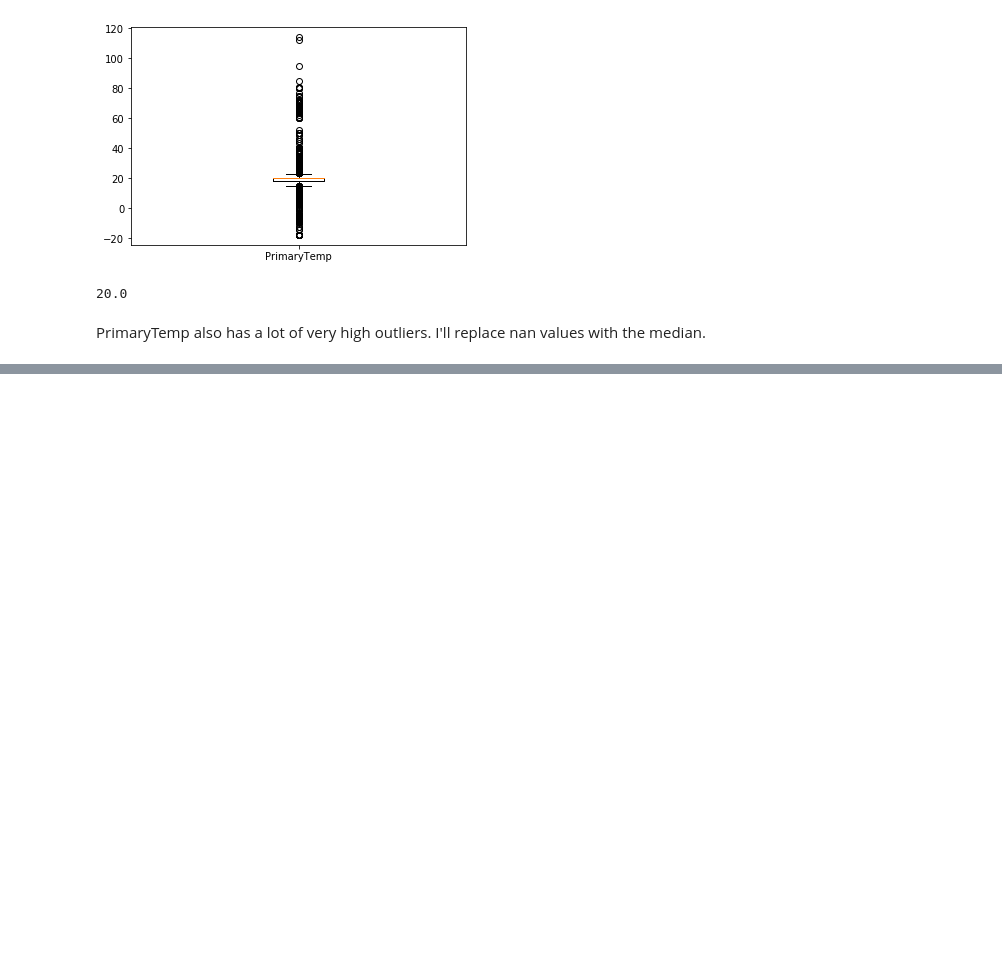
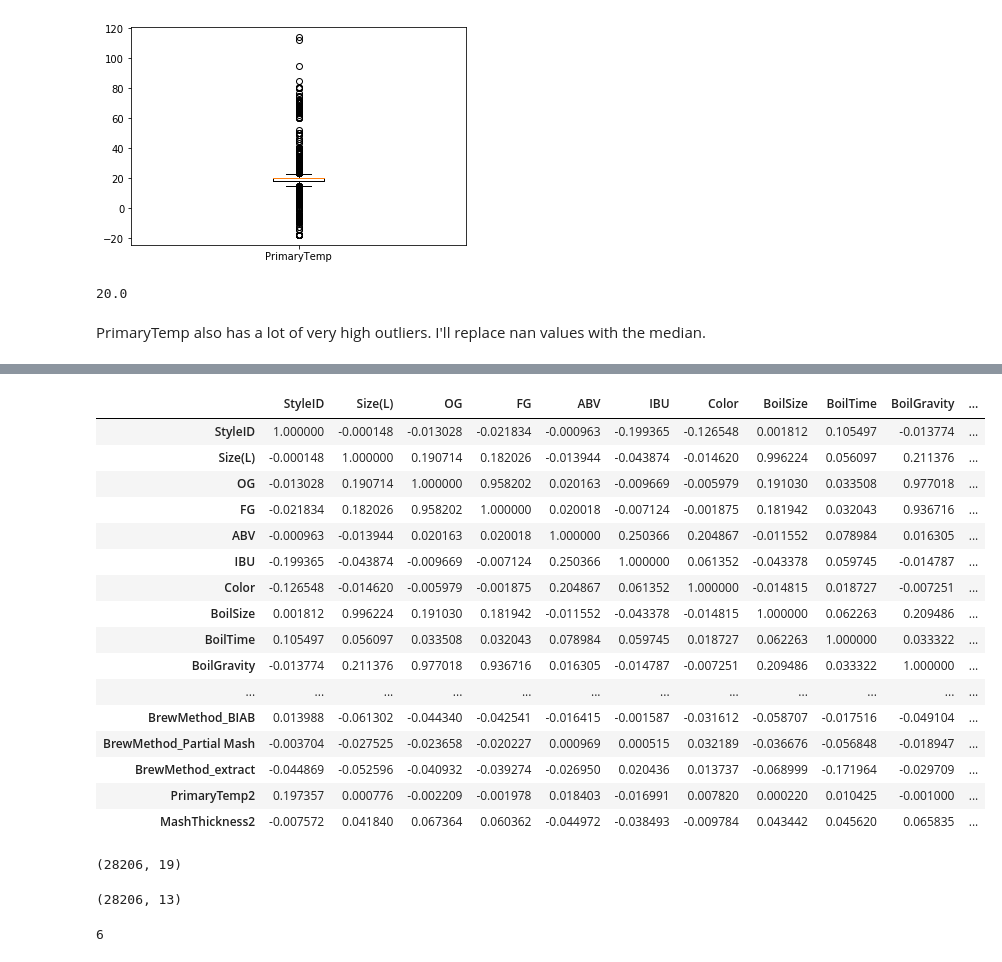
Before and after one commit to maymag/ds_projects, a Jupyter notebook: beer_recipes/beer.ipynb, the cells around one changed output, grey strips where cells are left out. Saved outputs shown, nothing was run; the diff lists cells and outputs as text; code cells hidden in the pictures; blank space fills up the shorter version.

```diff
--- a/beer_recipes/beer.ipynb
+++ b/beer_recipes/beer.ipynb
@@ -261,0 +341,4 @@ beerna.head()
+# %%
+freq = pd.DataFrame(beerna['StyleID'].value_counts().reset_index())
+freqcut = pd.DataFrame(freq[freq['StyleID'] > 1500])
+freqcut
@@ -261,0 +353,3 @@ beerna.head()
+# %%
+beernacut = pd.DataFrame(beerna.loc[beerna['StyleID'].isin(freqcut['index'])])
+beernacut.head()
@@ -261,0 +364,24 @@ beerna.head()
+# %%
+beernacut.corr()
+# %% [output]
+|  | StyleID | Size(L) | OG | FG | ABV | IBU | Color | BoilSize | BoilTime | BoilGravity | ... |
+| StyleID | 1.000000 | -0.000148 | -0.013028 | -0.021834 | -0.000963 | -0.199365 | -0.126548 | 0.001812 | 0.105497 | -0.013774 | ... |
+| Size(L) | -0.000148 | 1.000000 | 0.190714 | 0.182026 | -0.013944 | -0.043874 | -0.014620 | 0.996224 | 0.056097 | 0.211376 | ... |
+| OG | -0.013028 | 0.190714 | 1.000000 | 0.958202 | 0.020163 | -0.009669 | -0.005979 | 0.191030 | 0.033508 | 0.977018 | ... |
+| FG | -0.021834 | 0.182026 | 0.958202 | 1.000000 | 0.020018 | -0.007124 | -0.001875 | 0.181942 | 0.032043 | 0.936716 | ... |
+| ABV | -0.000963 | -0.013944 | 0.020163 | 0.020018 | 1.000000 | 0.250366 | 0.204867 | -0.011552 | 0.078984 | 0.016305 | ... |
+| IBU | -0.199365 | -0.043874 | -0.009669 | -0.007124 | 0.250366 | 1.000000 | 0.061352 | -0.043378 | 0.059745 | -0.014787 | ... |
+| Color | -0.126548 | -0.014620 | -0.005979 | -0.001875 | 0.204867 | 0.061352 | 1.000000 | -0.014815 | 0.018727 | -0.007251 | ... |
+| BoilSize | 0.001812 | 0.996224 | 0.191030 | 0.181942 | -0.011552 | -0.043378 | -0.014815 | 1.000000 | 0.062263 | 0.209486 | ... |
+| BoilTime | 0.105497 | 0.056097 | 0.033508 | 0.032043 | 0.078984 | 0.059745 | 0.018727 | 0.062263 | 1.000000 | 0.033322 | ... |
+| BoilGravity | -0.013774 | 0.211376 | 0.977018 | 0.936716 | 0.016305 | -0.014787 | -0.007251 | 0.209486 | 0.033322 | 1.000000 | ... |
+| ... | ... | ... | ... | ... | ... | ... | ... | ... | ... | ... | ... |
+| BrewMethod_BIAB | 0.013988 | -0.061302 | -0.044340 | -0.042541 | -0.016415 | -0.001587 | -0.031612 | -0.058707 | -0.017516 | -0.049104 | ... |
+| BrewMethod_Partial Mash | -0.003704 | -0.027525 | -0.023658 | -0.020227 | 0.000969 | 0.000515 | 0.032189 | -0.036676 | -0.056848 | -0.018947 | ... |
+| BrewMethod_extract | -0.044869 | -0.052596 | -0.040932 | -0.039274 | -0.026950 | 0.020436 | 0.013737 | -0.068999 | -0.171964 | -0.029709 | ... |
+| PrimaryTemp2 | 0.197357 | 0.000776 | -0.002209 | -0.001978 | 0.018403 | -0.016991 | 0.007820 | 0.000220 | 0.010425 | -0.001000 | ... |
+| MashThickness2 | -0.007572 | 0.041840 | 0.067364 | 0.060362 | -0.044972 | -0.038493 | -0.009784 | 0.043442 | 0.045620 | 0.065835 | ... |
+# %%
+beernacut.shape
+# %% [output]
+(28206, 19)
@@ -261,0 +394,4 @@ beerna.head()
+# %%
+beernacut.shape
+# %% [output]
+(28206, 13)
@@ -261,0 +400,4 @@ beerna.head()
+# %%
+beernacut['StyleID'].nunique()
+# %% [output]
+6
```
Also changed, not shown: parts of 42 cells of this notebook.
